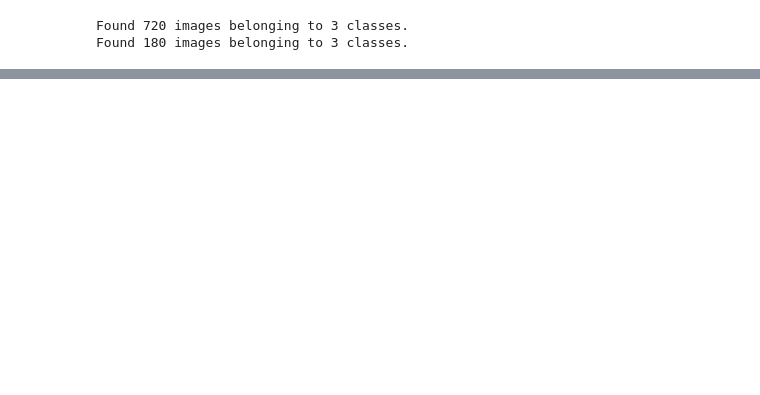
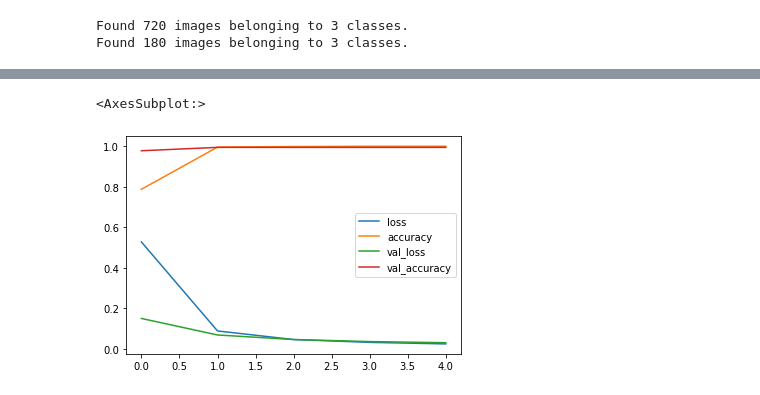
Before and after one commit to sainathss97/TensorFlow_practice, a Jupyter notebook: Plant_Disease_Prediction.ipynb, the cells around one changed output, grey strips where cells are left out. Drawn from its saved outputs; the diff is of its cells as text; code cells hidden in the pictures; blank space fills up the shorter version.

```diff
--- a/Plant_Disease_Prediction.ipynb
+++ b/Plant_Disease_Prediction.ipynb
@@ -184,0 +219,13 @@ custom_hist_fun(history_1)
+# %%
+import datetime
+import tensorflow as tf
+import tensorflow_hub as hub
+def create_callback(dir_name,exp_name):
+
+  log_dir = dir_name+'/'+exp_name+'/'+datetime.datetime.now().strftime('%Y%m%d-%H%M%S')
+  tensorboard_callback = tf.keras.callbacks.TensorBoard(log_dir = log_dir)
+  print(f"Saving TensorBoard Log Files to: {log_dir}")
+  return tensorboard_callback
+# %%
+model_2 = create_model(
+    "https://tfhub.dev/google/imagenet/mobilenet_v2_100_224/feature_vector/5", num_classes=3)
@@ -184,0 +254,12 @@ custom_hist_fun(history_1)
+# %%
+from tensorflow.keras.optimizers import Adam
+model_2.compile(loss='categorical_crossentropy',
+                optimizer=Adam(),
+                metrics=['accuracy'])
+
+history_2 = model_2.fit(train_data,
+                        epochs=5,
+                        validation_data=test_data,
+                        callbacks=[create_callback(
+                            dir_name='Tensorhub', exp_name='mobilenet_v2_100_224')]
+                        )
@@ -184,0 +278,6 @@ custom_hist_fun(history_1)
+# %%
+import pandas as pd
+pd.DataFrame(history_2.history).plot()
+# %% [output]
+<AxesSubplot:>
+[figure, added]
```
Also changed, not shown: parts of 26 cells of this notebook.
